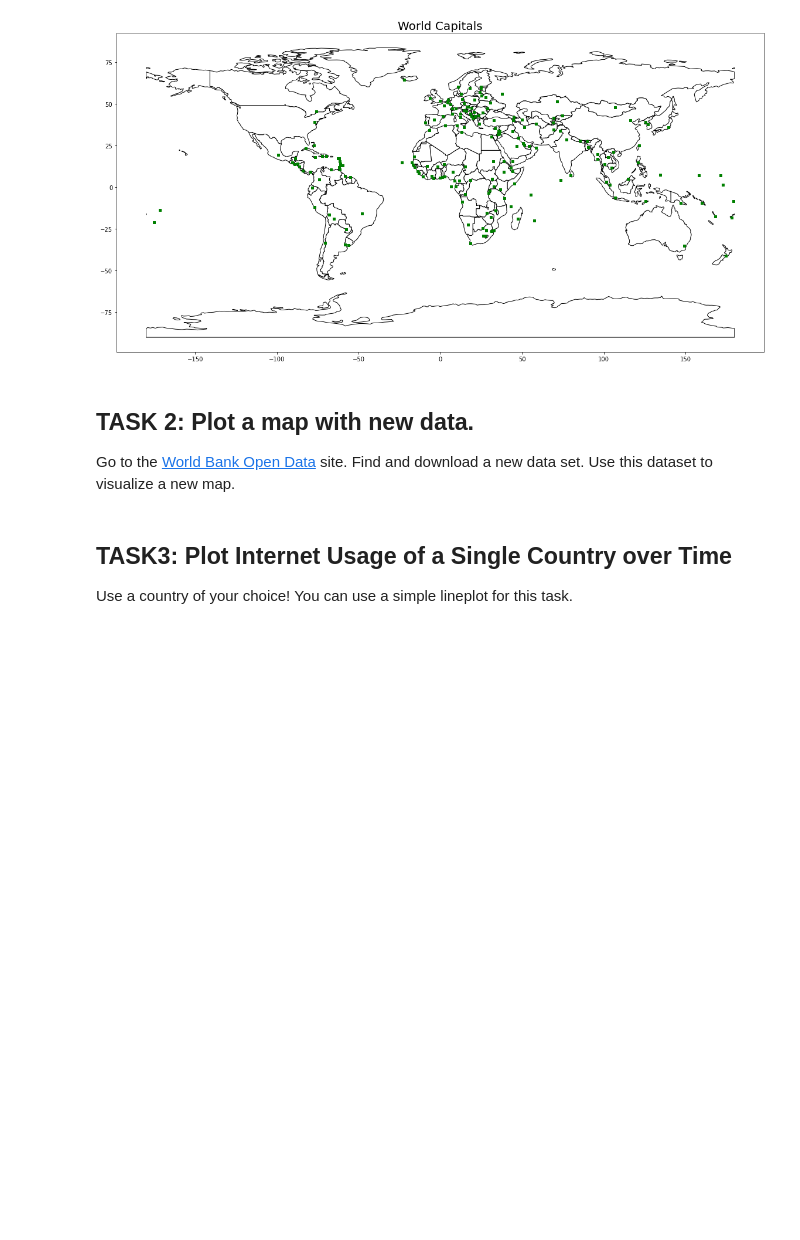
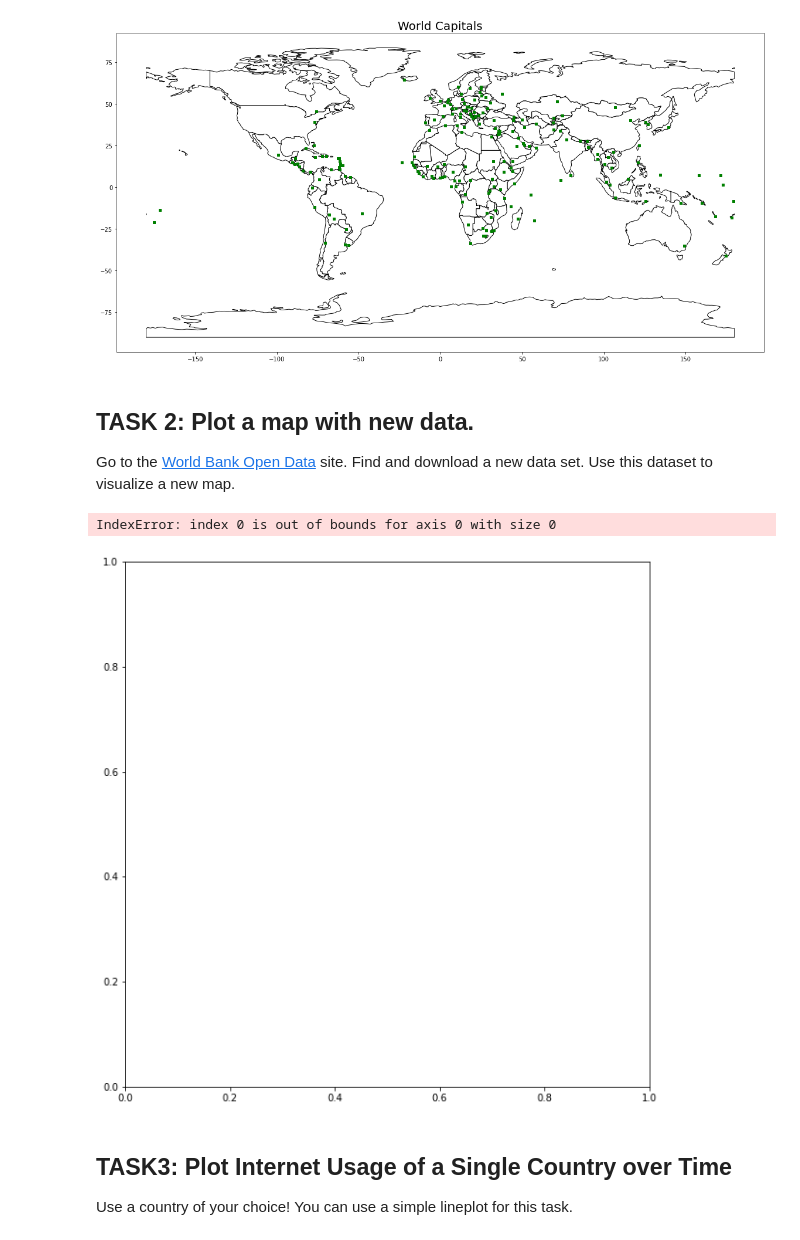
Before and after one commit to s-naegele/Data-Analysis, a Jupyter notebook: Lab/02_Maps.ipynb, the cells around one changed output. Cells and saved outputs as stored; diff of their text form; code cells hidden in the pictures; blank space fills up the shorter version.

```diff
--- a/Lab/02_Maps.ipynb
+++ b/Lab/02_Maps.ipynb
@@ -240,3 +237,16 @@ raise NotImplementedError()
+# %%
+# YOUR CODE HERE
+df = pd.read_csv('TradingCostsAustria.csv')
+df = df.loc[:, ['Partner Name', 'Sector', '2017 [YR2017]']]
+agricultureTrade = df.loc[df.Sector=='Agriculture']
+agricultureTrade.head()
+mergeAgriTrade =  world.set_index('iso_a3').join(df.set_index('Partner Name'))
+mergeAgriTrade.head()
+mergeAgriTrade.plot(column='2017 [YR2017]', figsize=(50,10), legend=True)
+plt.show()
+# %% [output]
+IndexError: index 0 is out of bounds for axis 0 with size 0
+[figure, added]
 # %% [markdown]
 ## TASK3: Plot Internet Usage of a Single Country over Time
 Use a country of your choice! You can use a simple lineplot for this task.
```
Also changed, not shown: parts of 4 cells of this notebook, 1 other file.
